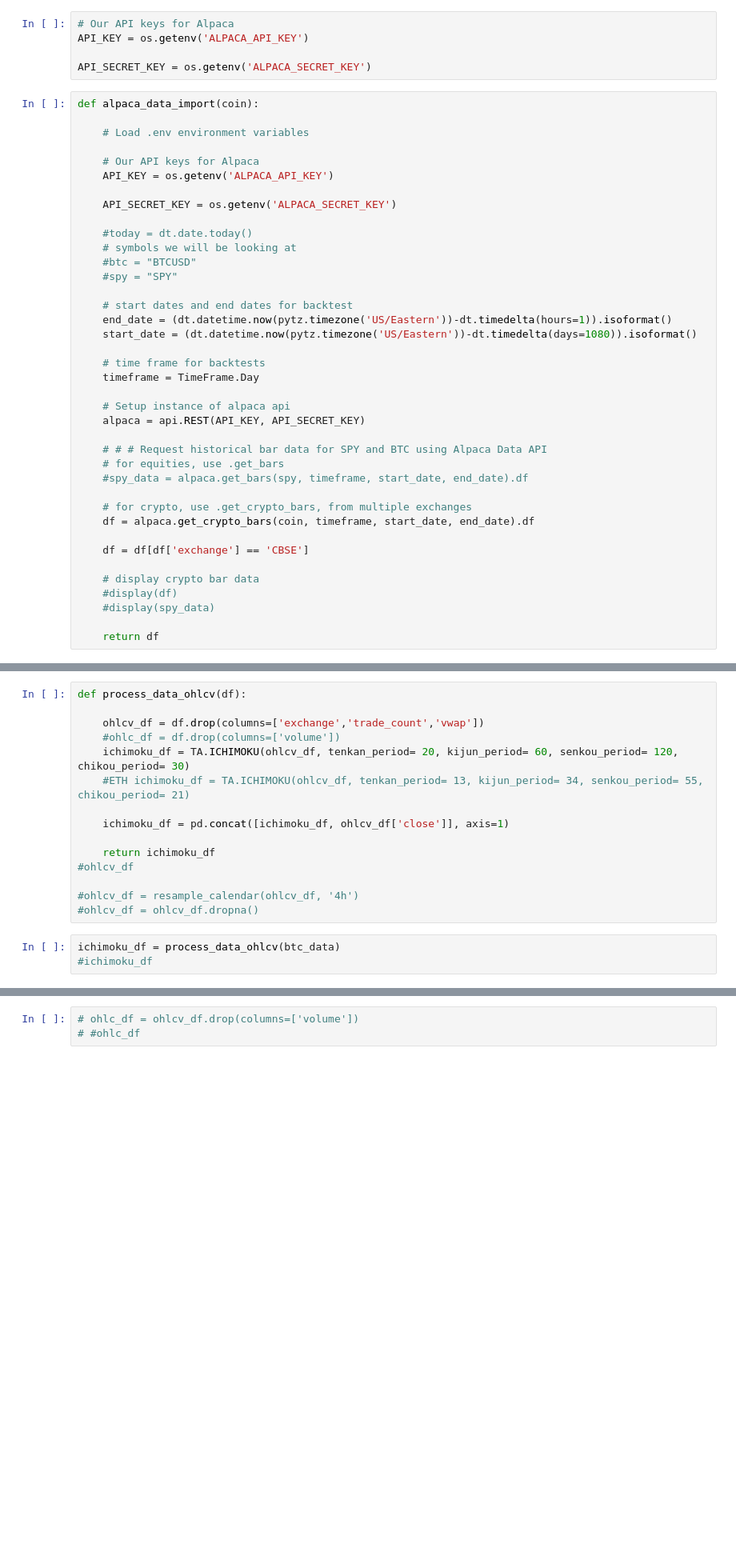
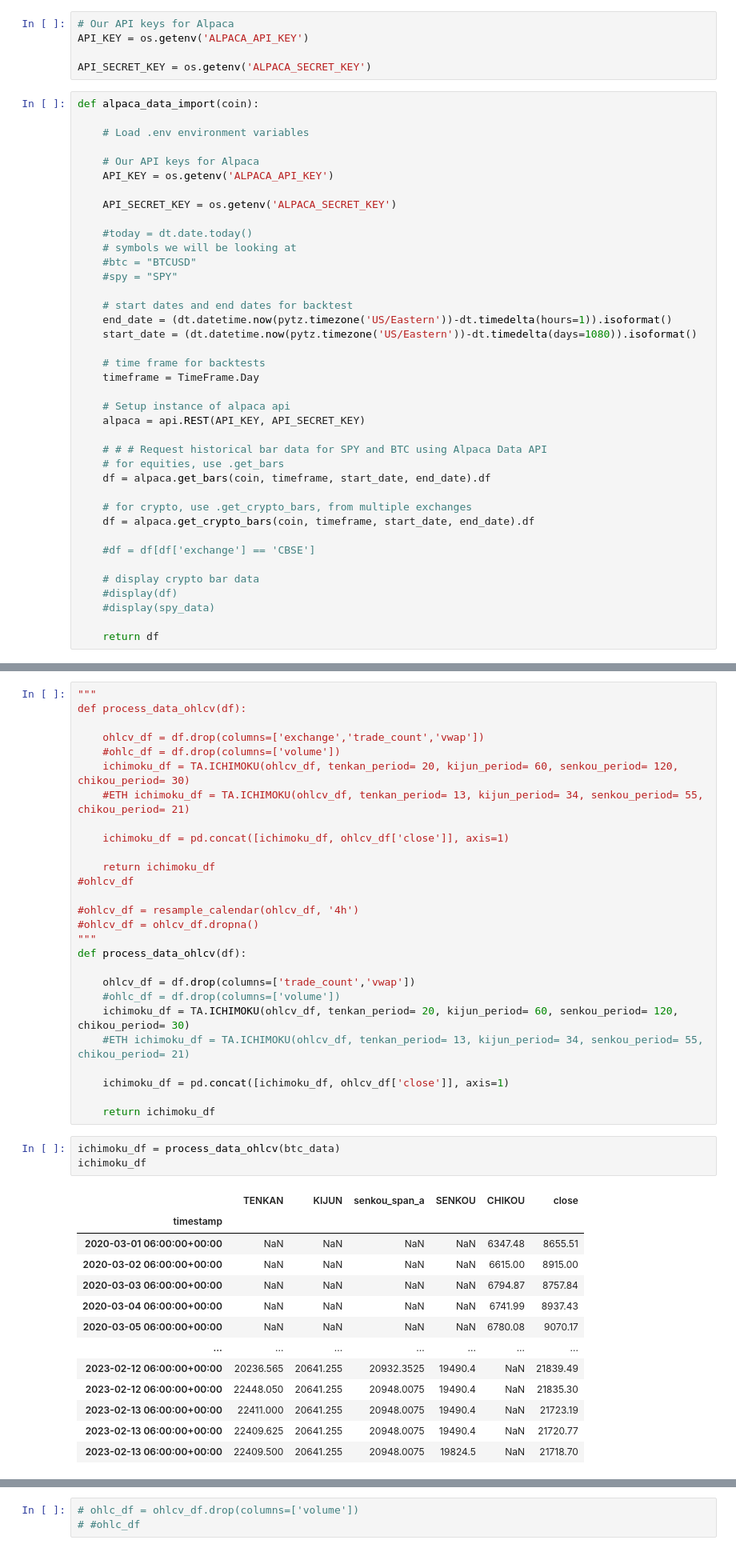
Before and after one commit to marcleipold/Project-2---Algo-Trading-ML-Bot, a Jupyter notebook: jerami/jerami.ipynb, the cells around one changed output, grey strips where cells are left out. Shown at 80% size. Cells and saved outputs as stored; diff of their text form; blank space fills up the shorter version.

```diff
--- a/jerami/jerami.ipynb
+++ b/jerami/jerami.ipynb
@@ -84,12 +87,12 @@ def alpaca_data_import(coin):
 
     # # # Request historical bar data for SPY and BTC using Alpaca Data API
     # for equities, use .get_bars
-    #spy_data = alpaca.get_bars(spy, timeframe, start_date, end_date).df
+    df = alpaca.get_bars(coin, timeframe, start_date, end_date).df
 
     # for crypto, use .get_crypto_bars, from multiple exchanges
     df = alpaca.get_crypto_bars(coin, timeframe, start_date, end_date).df
 
-    df = df[df['exchange'] == 'CBSE']
+    #df = df[df['exchange'] == 'CBSE']
 
     # display crypto bar data
     #display(df)
@@ -153,6 +149,7 @@ btc_data = alpaca_data_import('BTCUSD')
 # display(btc_data)
 # #display(spy_data)
 # %%
+"""
 def process_data_ohlcv(df):
 
     ohlcv_df = df.drop(columns=['exchange','trade_count','vwap'])
@@ -167,6 +164,31 @@ def process_data_ohlcv(df):
 
 #ohlcv_df = resample_calendar(ohlcv_df, '4h')
 #ohlcv_df = ohlcv_df.dropna()
+"""
+def process_data_ohlcv(df):
+
+    ohlcv_df = df.drop(columns=['trade_count','vwap'])
+    #ohlc_df = df.drop(columns=['volume'])
+    ichimoku_df = TA.ICHIMOKU(ohlcv_df, tenkan_period= 20, kijun_period= 60, senkou_period= 120, chikou_period= 30)
+    #ETH ichimoku_df = TA.ICHIMOKU(ohlcv_df, tenkan_period= 13, kijun_period= 34, senkou_period= 55, chikou_period= 21)
+
+    ichimoku_df = pd.concat([ichimoku_df, ohlcv_df['close']], axis=1)
+
+    return ichimoku_df
 # %%
 ichimoku_df = process_data_ohlcv(btc_data)
-#ichimoku_df
+ichimoku_df
+# %% [output]
+|  | TENKAN | KIJUN | senkou_span_a | SENKOU | CHIKOU | close |
+| timestamp |  |  |  |  |  |  |
+| 2020-03-01 06:00:00+00:00 | NaN | NaN | NaN | NaN | 6347.48 | 8655.51 |
+| 2020-03-02 06:00:00+00:00 | NaN | NaN | NaN | NaN | 6615.00 | 8915.00 |
+| 2020-03-03 06:00:00+00:00 | NaN | NaN | NaN | NaN | 6794.87 | 8757.84 |
+| 2020-03-04 06:00:00+00:00 | NaN | NaN | NaN | NaN | 6741.99 | 8937.43 |
+| 2020-03-05 06:00:00+00:00 | NaN | NaN | NaN | NaN | 6780.08 | 9070.17 |
+| ... | ... | ... | ... | ... | ... | ... |
+| 2023-02-12 06:00:00+00:00 | 20236.565 | 20641.255 | 20932.3525 | 19490.4 | NaN | 21839.49 |
+| 2023-02-12 06:00:00+00:00 | 22448.050 | 20641.255 | 20948.0075 | 19490.4 | NaN | 21835.30 |
+| 2023-02-13 06:00:00+00:00 | 22411.000 | 20641.255 | 20948.0075 | 19490.4 | NaN | 21723.19 |
+| 2023-02-13 06:00:00+00:00 | 22409.625 | 20641.255 | 20948.0075 | 19490.4 | NaN | 21720.77 |
+| 2023-02-13 06:00:00+00:00 | 22409.500 | 20641.255 | 20948.0075 | 19824.5 | NaN | 21718.70 |
```
Also changed, not shown: parts of 21 cells of this notebook.
